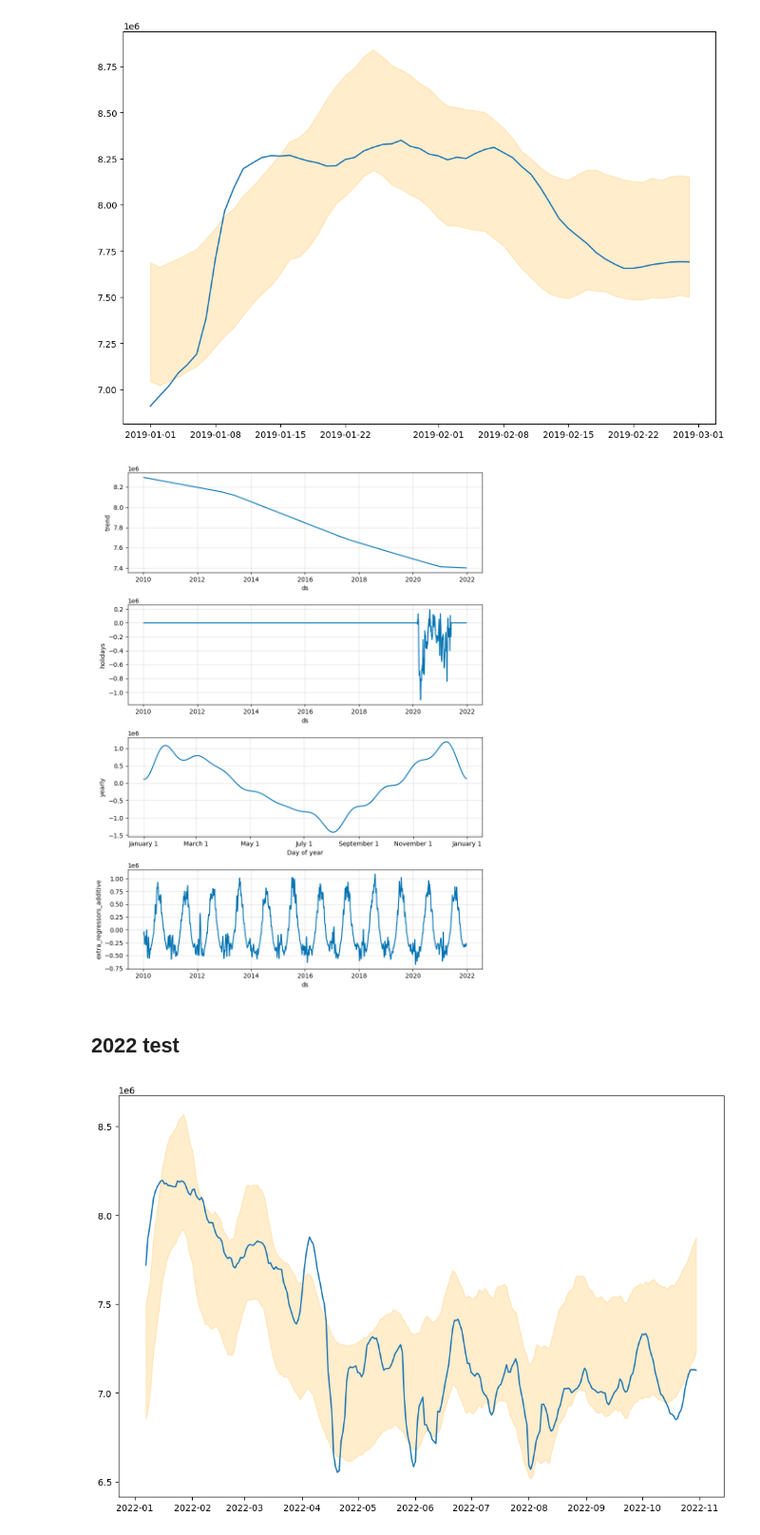
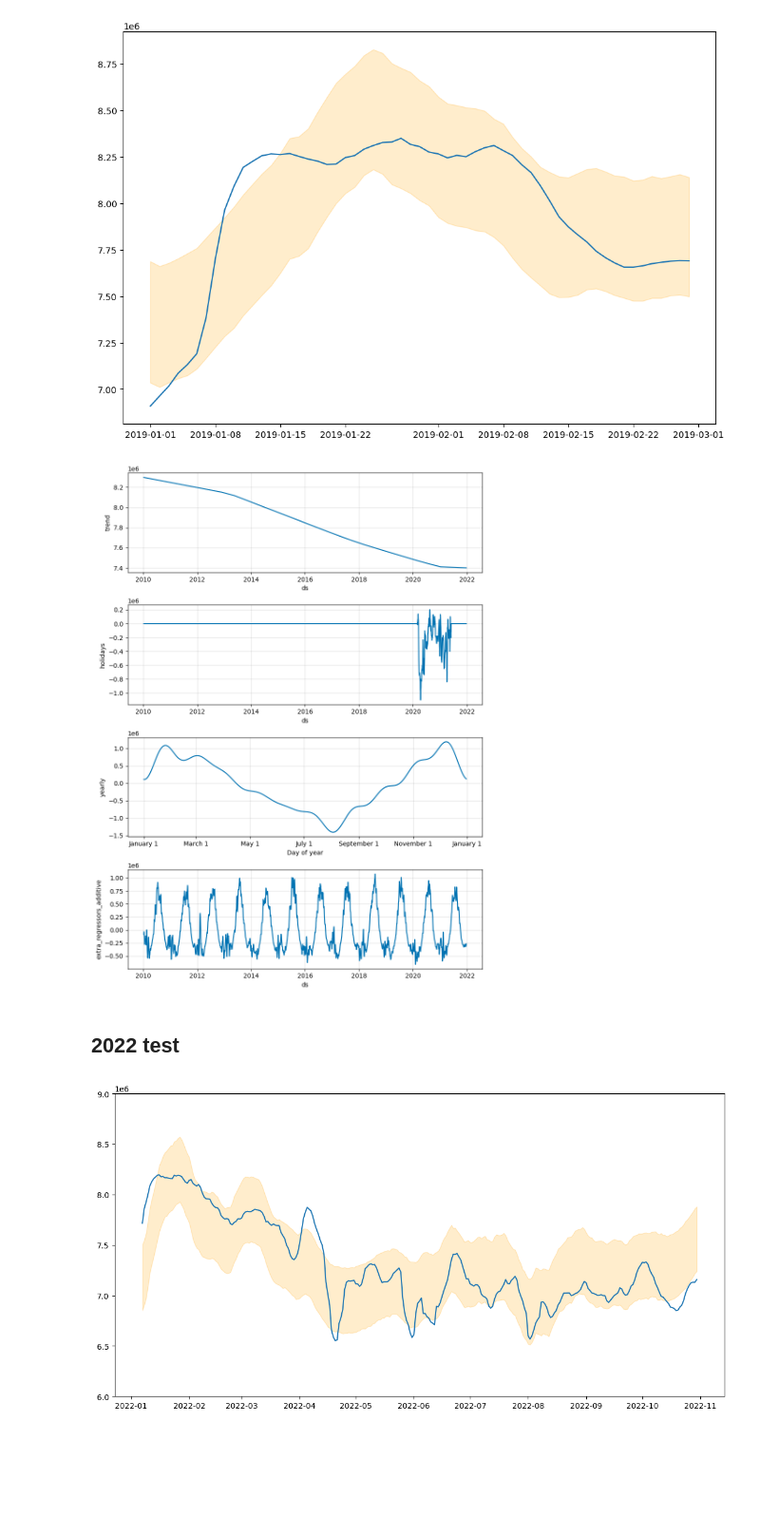
Before and after one commit to nzzdev/energyconsumption-zurich-model, a Jupyter notebook: src/TrainFinalModel.ipynb, the cells around one changed output. Shown at 95% size. Cells and saved outputs as stored; diff of their text form; code cells hidden in the pictures; blank space fills up the shorter version.

```diff
--- a/src/TrainFinalModel.ipynb
+++ b/src/TrainFinalModel.ipynb
@@ -52,7 +52,7 @@ train['CosYearTemp'] = train.apply(lambda row: row['Temperature'] * math.cos(row
 train['SinYearTemp'] = train.apply(lambda row: row['Temperature'] * math.sin(row['Date'].dayofyear * 2 * math.pi / 365), axis=1)
 train.rename(columns={'Date': 'ds'}, inplace=True)
 train = train.sort_values('ds')
-train = train.rolling(ROLLING_WINDOW, on='ds').mean().dropna()[:-ROLLING_WINDOW]
+train = train.rolling(window=ROLLING_WINDOW, on='ds').mean().dropna()[:-ROLLING_WINDOW]
 # %%
 # add covid as a one-off holiday
 covid = pd.DataFrame([
@@ -61,12 +61,20 @@ covid = pd.DataFrame([
 
 covid['upper_window'] = (covid['ds_upper'] - covid['ds']).dt.days
 # %%
-m = Prophet(holidays = covid, weekly_seasonality = USE_WEEK_SEASONALITY, changepoint_prior_scale = 0.005, changepoint_range=1, interval_width=CONFIDENCE_INTERVAL, uncertainty_samples = 10000)
+m = Prophet(
+    holidays = covid,
+    weekly_seasonality = USE_WEEK_SEASONALITY,
+    changepoint_prior_scale = 0.005,
+    changepoint_range=1,
+    interval_width=CONFIDENCE_INTERVAL,
+    uncertainty_samples = 10000
+)
 
 if USE_HOLIDAYS:
     m.add_country_holidays(country_name='CH')
 
 m.add_regressor("CosYearTemp", prior_scale = 0.05, standardize = True, mode = "additive")
 m.add_regressor("SinYearTemp", prior_scale = 0.05, standardize = True, mode = "additive")
+
 m.fit(train)
 # %% [output]
@@ -159,7 +168,7 @@ with open(MODEL_PATH / MODEL_NAME, 'w') as fout:
 # %%
 fig = m.plot_components(forecastTrain)
 # %% [output]
-[figure, old version]
+[figure, new version]
 # %% [markdown]
 ## 2022 test
 # %%
@@ -174,19 +186,27 @@ df_2022 = df_2022.rolling(ROLLING_WINDOW, on='ds').mean().dropna()
 
 forecastTrain = m.predict(df_2022)
 # %%
+def plot(data):
+    fig, ax = plt.subplots()
+    fig.set_size_inches(14, 7)
+    fig.patch.set_facecolor('white')
+    ax.plot(data.index, data["Actual"])
+    ax.fill_between(data.index, data["PredictedHigh"], data["PredictedLow"], color='orange', alpha=.2)
+    ax.set_ylim(6e+06, 9e+06)
+
 plotData = pd.DataFrame(
   {
     "Actual": df_2022["y"].array,
     "PredictedMean": forecastTrain["yhat"].array,
     "PredictedHigh": forecastTrain["yhat_upper"].array,
     "PredictedLow": forecastTrain["yhat_lower"].array
   },
   index=df_2022["ds"]
 )
 
 plotData.index = pd.to_datetime(plotData.index)
 plotData = plotData.sort_index()
 
 plot(plotData)
 # %% [output]
-[figure, old version]
+[figure, new version]
```
Also changed, not shown: parts of 12 cells of this notebook, 7 other files.
